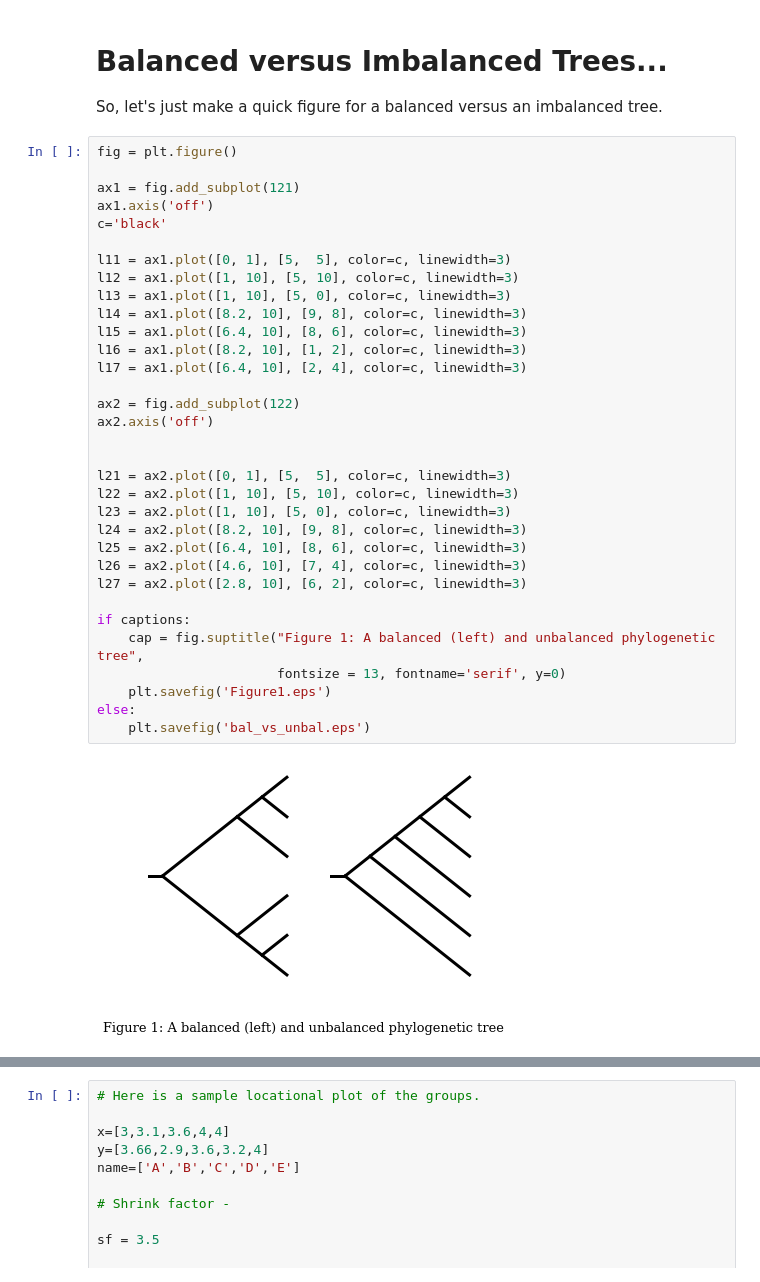
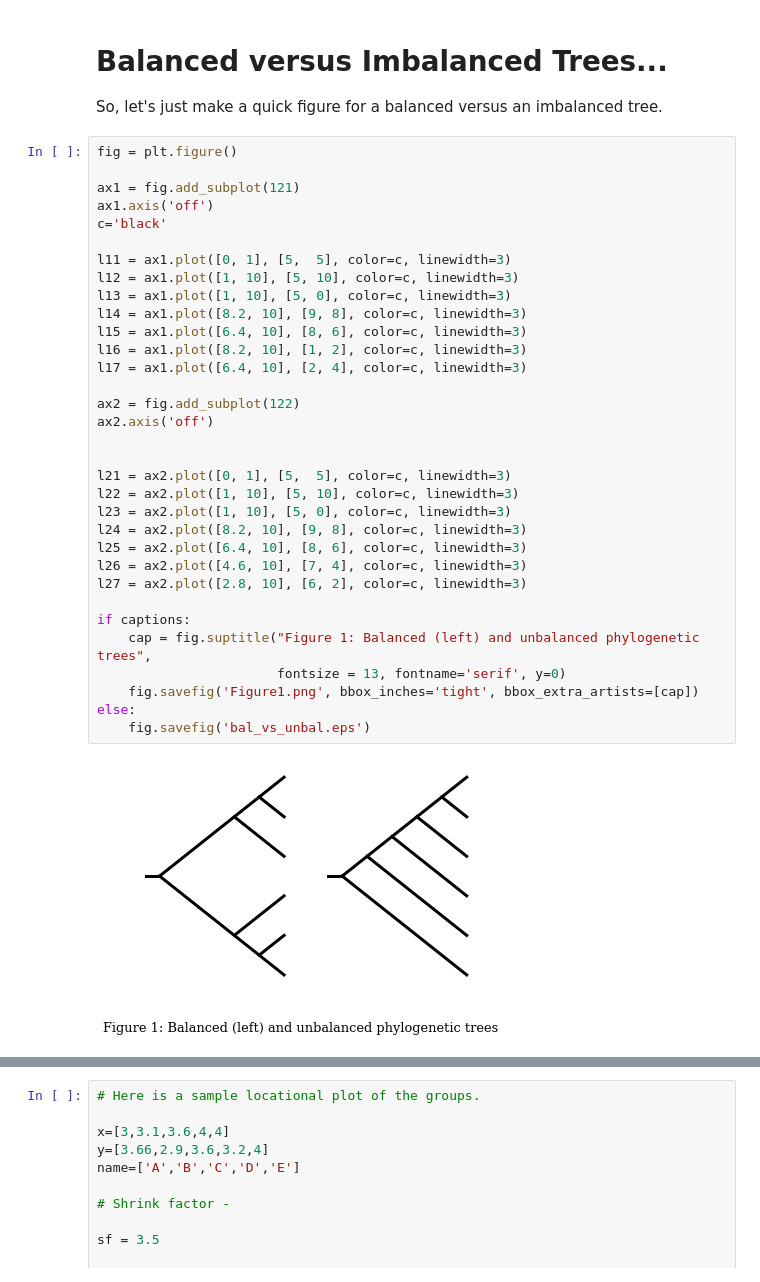
Before and after one commit to mbaker21231/AgeArea, a Jupyter notebook: ArticleGraph.ipynb, the cells around one changed output, grey strips where cells are left out. Saved outputs shown, nothing was run; the diff lists cells and outputs as text.

```diff
--- a/ArticleGraph.ipynb
+++ b/ArticleGraph.ipynb
@@ -25,37 +25,37 @@ So, let's just make a quick figure for a balanced versus an imbalanced tree.
 fig = plt.figure()
 
 ax1 = fig.add_subplot(121)
 ax1.axis('off')
 c='black'
 
 l11 = ax1.plot([0, 1], [5,  5], color=c, linewidth=3)
 l12 = ax1.plot([1, 10], [5, 10], color=c, linewidth=3)
 l13 = ax1.plot([1, 10], [5, 0], color=c, linewidth=3)
 l14 = ax1.plot([8.2, 10], [9, 8], color=c, linewidth=3)
 l15 = ax1.plot([6.4, 10], [8, 6], color=c, linewidth=3)
 l16 = ax1.plot([8.2, 10], [1, 2], color=c, linewidth=3)
 l17 = ax1.plot([6.4, 10], [2, 4], color=c, linewidth=3)
 
 ax2 = fig.add_subplot(122)
 ax2.axis('off')
 
 
 l21 = ax2.plot([0, 1], [5,  5], color=c, linewidth=3)
 l22 = ax2.plot([1, 10], [5, 10], color=c, linewidth=3)
 l23 = ax2.plot([1, 10], [5, 0], color=c, linewidth=3)
 l24 = ax2.plot([8.2, 10], [9, 8], color=c, linewidth=3)
 l25 = ax2.plot([6.4, 10], [8, 6], color=c, linewidth=3)
 l26 = ax2.plot([4.6, 10], [7, 4], color=c, linewidth=3)
 l27 = ax2.plot([2.8, 10], [6, 2], color=c, linewidth=3)
 
 if captions:
-    cap = fig.suptitle("Figure 1: A balanced (left) and unbalanced phylogenetic tree",
+    cap = fig.suptitle("Figure 1: Balanced (left) and unbalanced phylogenetic trees",
                        fontsize = 13, fontname='serif', y=0)
-    plt.savefig('Figure1.eps')
+    fig.savefig('Figure1.png', bbox_inches='tight', bbox_extra_artists=[cap])
 else:
-    plt.savefig('bal_vs_unbal.eps')
+    fig.savefig('bal_vs_unbal.eps')
 # %% [output]
-[figure, old version]
+[figure, new version]
 # %%
 fig, ax = plt.subplots()
 
```
Also changed, not shown: parts of 6 cells of this notebook, 16 other files.
